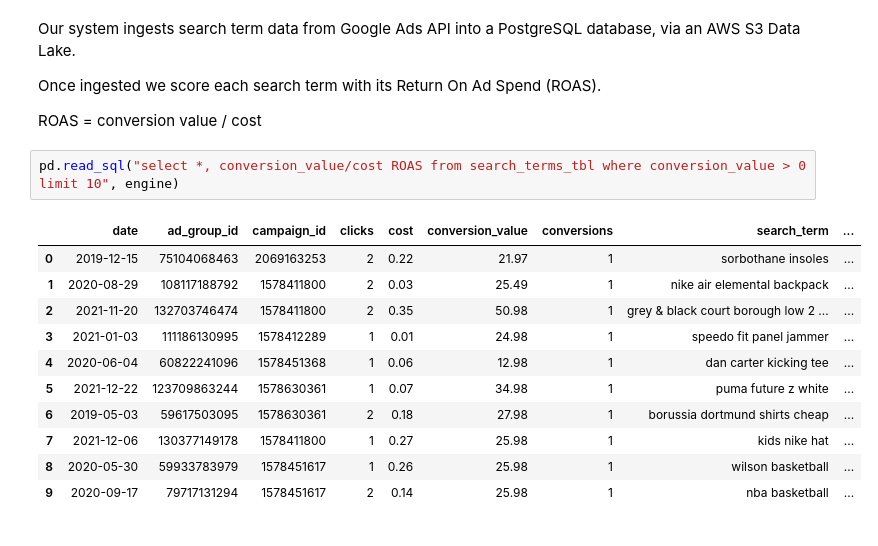
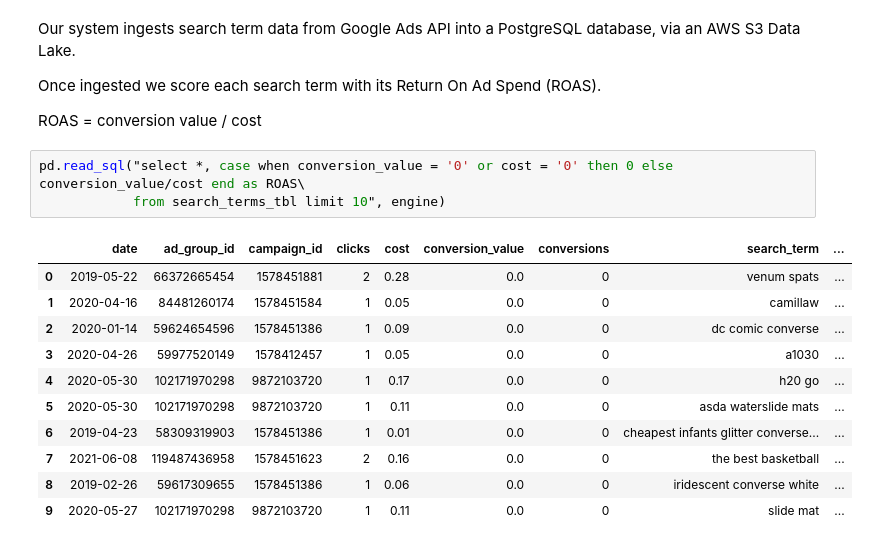
Before and after one commit to saeedfalowo/PublicRepo, a Jupyter notebook: Bidnamic Python Data Engineering Challenge (pandas ingest).ipynb, the cells around one changed output. Cells and saved outputs as stored; diff of their text form.

```diff
--- a/Bidnamic Python Data Engineering Challenge.ipynb
+++ b/Bidnamic Python Data Engineering Challenge (pandas ingest).ipynb
@@ -197,16 +198,17 @@ Once ingested we score each search term with its Return On Ad Spend (ROAS).
 
 ROAS = conversion value / cost
 # %%
-pd.read_sql("select *, conversion_value/cost ROAS from search_terms_tbl where conversion_value > 0 limit 10", engine)
+pd.read_sql("select *, case when conversion_value = '0' or cost = '0' then 0 else conversion_value/cost end as ROAS\
+            from search_terms_tbl limit 10", engine)
 # %% [output]
 |  | date | ad_group_id | campaign_id | clicks | cost | conversion_value | conversions | search_term | ... |
-| 0 | 2019-12-15 | 75104068463 | 2069163253 | 2 | 0.22 | 21.97 | 1 | sorbothane insoles | ... |
-| 1 | 2020-08-29 | 108117188792 | 1578411800 | 2 | 0.03 | 25.49 | 1 | nike air elemental backpack | ... |
-| 2 | 2021-11-20 | 132703746474 | 1578411800 | 2 | 0.35 | 50.98 | 1 | grey & black court borough low 2 ... | ... |
-| 3 | 2021-01-03 | 111186130995 | 1578412289 | 1 | 0.01 | 24.98 | 1 | speedo fit panel jammer | ... |
-| 4 | 2020-06-04 | 60822241096 | 1578451368 | 1 | 0.06 | 12.98 | 1 | dan carter kicking tee | ... |
-| 5 | 2021-12-22 | 123709863244 | 1578630361 | 1 | 0.07 | 34.98 | 1 | puma future z white | ... |
-| 6 | 2019-05-03 | 59617503095 | 1578630361 | 2 | 0.18 | 27.98 | 1 | borussia dortmund shirts cheap | ... |
-| 7 | 2021-12-06 | 130377149178 | 1578411800 | 1 | 0.27 | 25.98 | 1 | kids nike hat | ... |
-| 8 | 2020-05-30 | 59933783979 | 1578451617 | 1 | 0.26 | 25.98 | 1 | wilson basketball | ... |
-| 9 | 2020-09-17 | 79717131294 | 1578451617 | 2 | 0.14 | 25.98 | 1 | nba basketball | ... |
+| 0 | 2019-05-22 | 66372665454 | 1578451881 | 2 | 0.28 | 0.0 | 0 | venum spats | ... |
+| 1 | 2020-04-16 | 84481260174 | 1578451584 | 1 | 0.05 | 0.0 | 0 | camillaw | ... |
+| 2 | 2020-01-14 | 59624654596 | 1578451386 | 1 | 0.09 | 0.0 | 0 | dc comic converse | ... |
+| 3 | 2020-04-26 | 59977520149 | 1578412457 | 1 | 0.05 | 0.0 | 0 | a1030 | ... |
+| 4 | 2020-05-30 | 102171970298 | 9872103720 | 1 | 0.17 | 0.0 | 0 | h20 go | ... |
+| 5 | 2020-05-30 | 102171970298 | 9872103720 | 1 | 0.11 | 0.0 | 0 | asda waterslide mats | ... |
+| 6 | 2019-04-23 | 58309319903 | 1578451386 | 1 | 0.01 | 0.0 | 0 | cheapest infants glitter converse... | ... |
+| 7 | 2021-06-08 | 119487436958 | 1578451623 | 2 | 0.16 | 0.0 | 0 | the best basketball | ... |
+| 8 | 2019-02-26 | 59617309655 | 1578451386 | 1 | 0.06 | 0.0 | 0 | iridescent converse white | ... |
+| 9 | 2020-05-27 | 102171970298 | 9872103720 | 1 | 0.11 | 0.0 | 0 | slide mat | ... |
```
Also changed, not shown: parts of 5 cells of this notebook, 1 other file.
